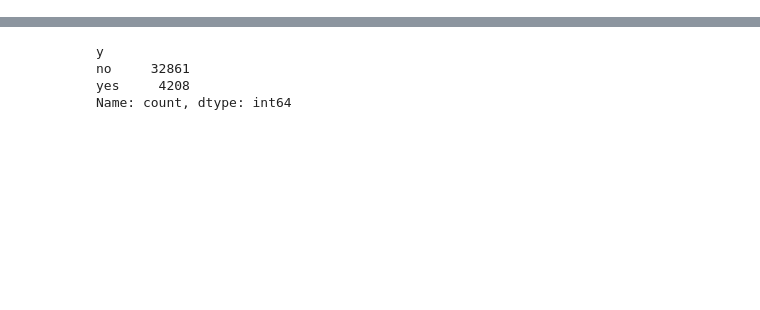
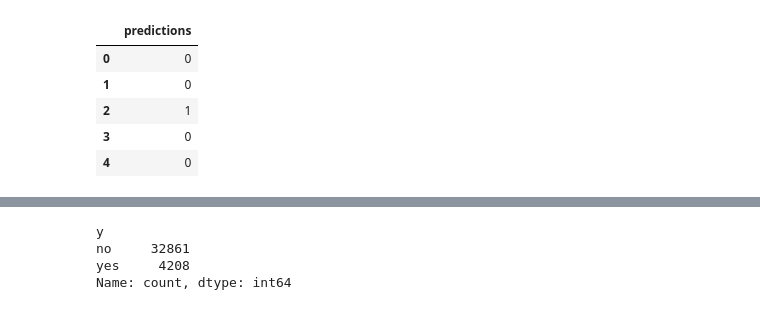
Before and after one commit to 1Ramirez7/Machine-Learning, a Jupyter notebook: bank_project/david_bank.ipynb, the cells around one changed output, grey strips where cells are left out. Saved outputs shown, nothing was run; the diff lists cells and outputs as text; code cells hidden in the pictures; blank space fills up the shorter version.

```diff
--- a/bank_project/david_bank.ipynb
+++ b/bank_project/david_bank.ipynb
@@ -86,3 +152,18 @@ average: 0.9005907742109522
+# %%
+
+y_test2 = pd.Series(best_clf.predict(campaign))
+predictions = pd.DataFrame(y_test2, columns=['predictions'])
+
+file_name = f"teamthree-module2-predictions.csv"
+predictions.to_csv(file_name, index= False)
+predictions.head()
+# %% [output]
+|  | predictions |
+| 0 | 0 |
+| 1 | 0 |
+| 2 | 1 |
+| 3 | 0 |
+| 4 | 0 |
 # %%
 clf = best_clf
 fig_clf, ax_clf = plt.subplots(figsize=(160,20))
```
Also changed, not shown: parts of 17 cells of this notebook, 2 other files.
